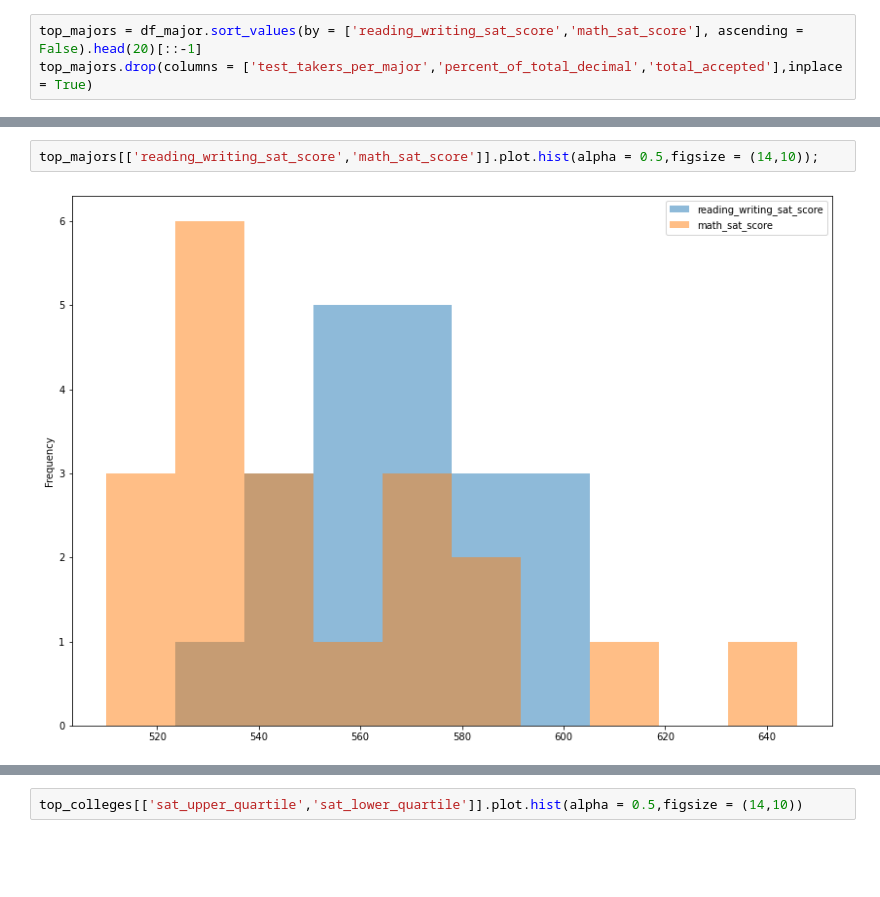
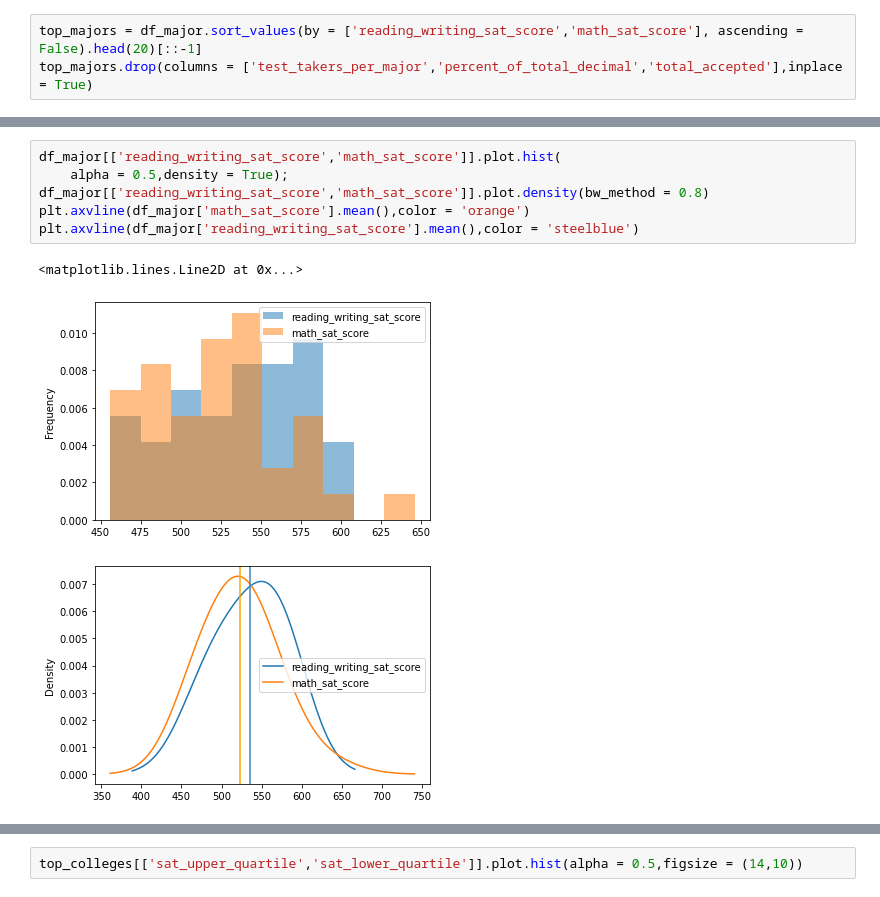
Before and after one commit to manutej/college-bound, a Jupyter notebook: code/project_1_sat.ipynb, the cells around one changed output, grey strips where cells are left out. Cells and saved outputs as stored; diff of their text form; blank space fills up the shorter version.

```diff
--- a/code/project_1_sat.ipynb
+++ b/code/project_1_sat.ipynb
@@ -993,5 +993,11 @@ top_majors.plot(kind = "barh",x = 'intended_major',y = ['math_sat_score','readin
 [figure]
-# %%
-top_majors[['reading_writing_sat_score','math_sat_score']].plot.hist(alpha = 0.5,figsize = (14,10));
-# %% [output]
-[figure, removed]
+# %%
+df_major[['reading_writing_sat_score','math_sat_score']].plot.hist(
+    alpha = 0.5,density = True);
+df_major[['reading_writing_sat_score','math_sat_score']].plot.density(bw_method = 0.8)
+plt.axvline(df_major['math_sat_score'].mean(),color = 'orange')
+plt.axvline(df_major['reading_writing_sat_score'].mean(),color = 'steelblue')
+# %% [output]
+<matplotlib.lines.Line2D at 0x...>
+[figure, added]
+[figure, added]
```
Also changed, not shown: parts of 14 cells of this notebook.
